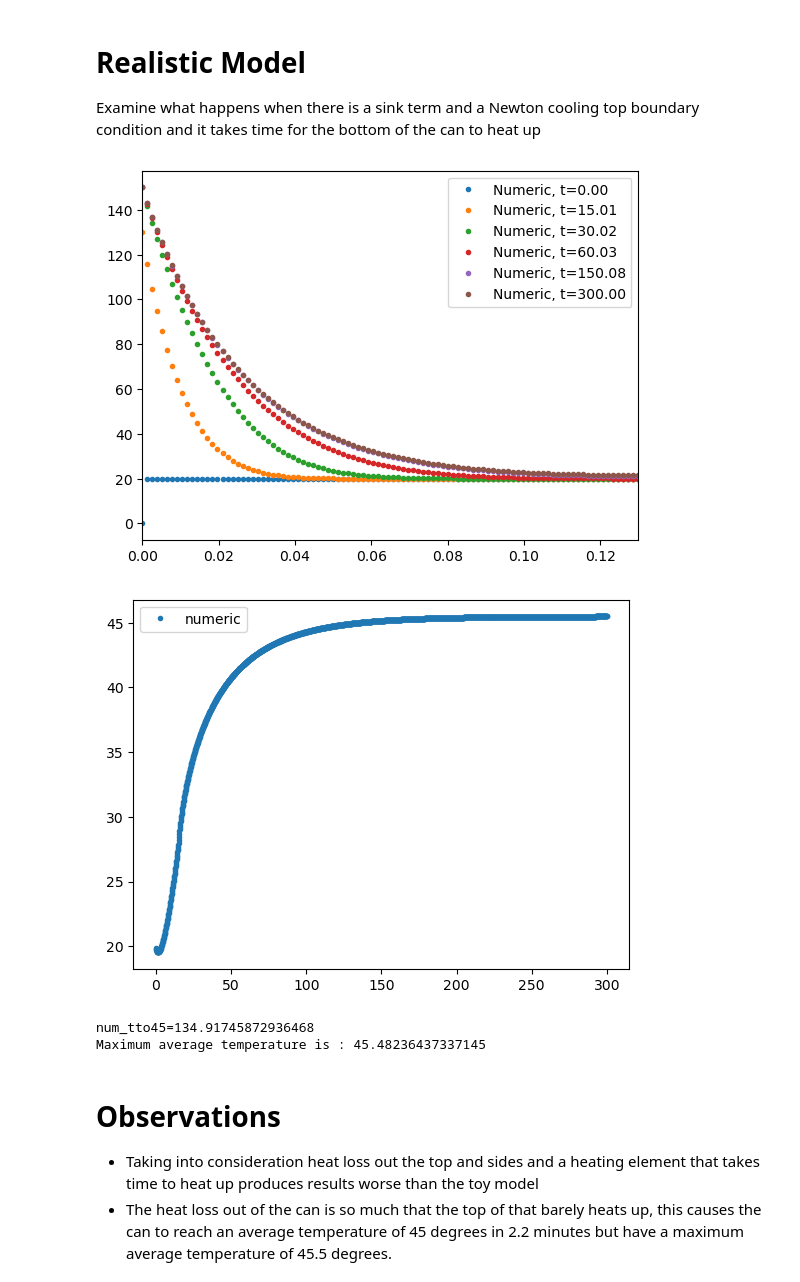
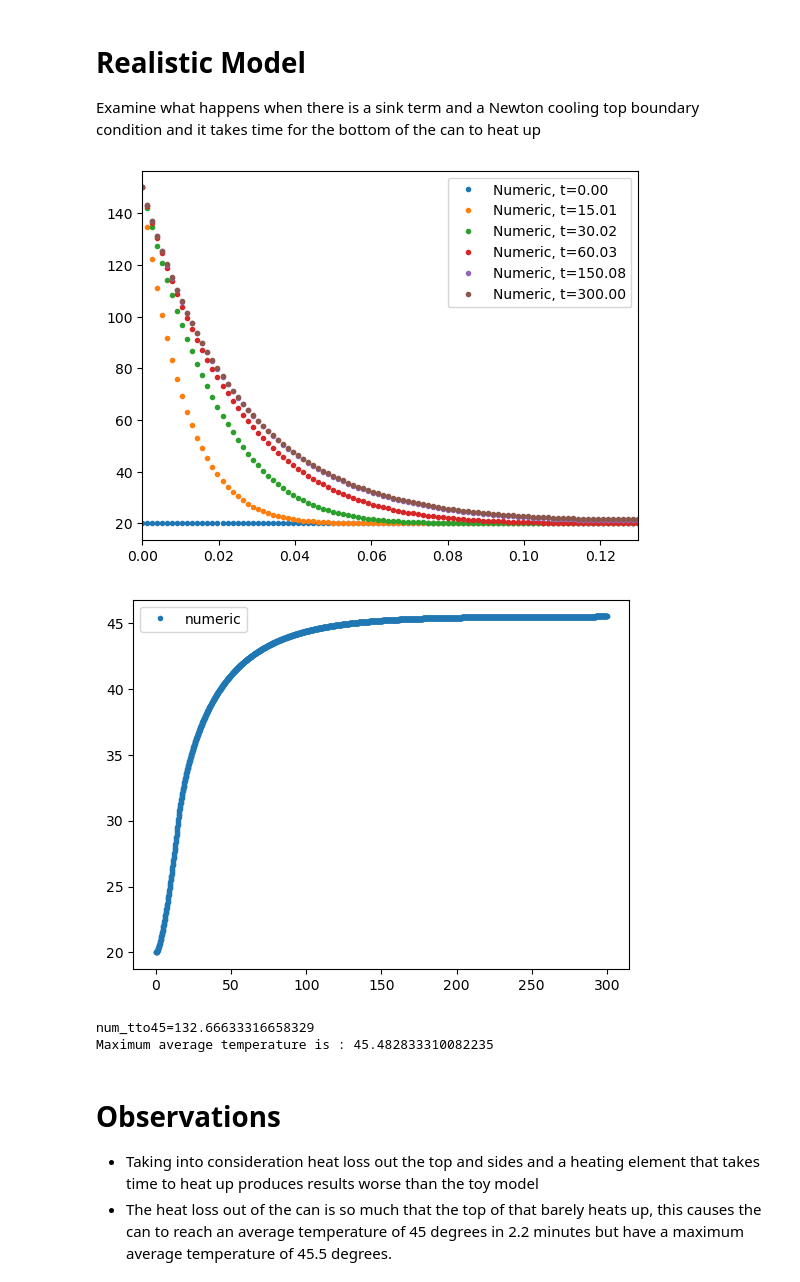
Before and after one commit to markalvaress/Drinks_Cans_IM, a Jupyter notebook: Observations.ipynb, the cells around one changed output. Drawn from its saved outputs; the diff is of its cells as text; code cells hidden in the pictures.

```diff
--- a/Observations.ipynb
+++ b/Observations.ipynb
@@ -87,7 +87,7 @@ Examine what happens when there is a sink term and a Newton cooling top boundary
 # Define the function that causes the heating element to take time to warm up
 def b0(t):
     if t <= 15:
-        return (150 - 20)*(t/15)
+        return (150 - 20)*(t/15) + 20
     else:
         return 150
 
@@ -103,34 +103,34 @@ u_inf = bL # air temperature - for this problem we say that the temperature at e
 W = 0.0005 # Thickness of the top of the can
 r1 = 0.04 # Radius of the liquid in the can (up to the interior surface of the can)
 r2 = 0.0405 # Radius of the liquid in the can (up to the exterior of the can)
 kS = 16 # Thermal conductivity of stainless steel
 hA = 750 # Heat transfer coefficient of water
 hB = 10 # Heat transfer coefficient of air
 kW = 0.6 # Thermal conductivity of water
 
 a = hp.sink_HTC(L, r1, r2, kS, hA, hB) # heat transfer coefficient of liquid through container to air - for sink term along sides of can
 h = hp.boundary_condition_HTC(W, r1, kS, hA, hB) # heat transfer coefficient of liquid through container to air - top of can
 
 # Set initial condition
 u0 = np.zeros(Nx_points)
 u0[0] = b0(0)
 u0[1:] = u_inf*np.ones(Nx_points-1)
 
 # Simulate the solution
 U = si.simulate_sink_with_fancy_bcs(u0, b0, D, T, Nt_points, L, Nx_points, a, h, kW, u_inf, 2*r1)
 
 # Redo time functions
 index_to_time = hp.create_index_to_time_fn(T, Nt_points)
 time_to_index = hp.create_time_to_index_fn(T, Nt_points)
 
 for i in (0, Nt_points//20, Nt_points//10, Nt_points//5, Nt_points//2, Nt_points - 1):
     t = index_to_time(i)
     plt.plot(x, U[:, i], ".", label = f"Numeric, {t=:.2f}")
 plt.xlim(0,L)
 plt.legend()
 plt.show()
 # %% [output]
-[figure, old version]
+[figure, new version]
 # %%
 # Check average temperature
 avg_temp_numeric = si.create_numeric_avtemp_fn(U, 1/(Nx_points - 1), time_to_index)
@@ -140,7 +140,7 @@ plt.plot(t, avg_temp_numeric(t), ".", label = "numeric")
 plt.legend()
 plt.show()
 # %% [output]
-[figure, old version]
+[figure, new version]
 # %%
 num_tto45 = si.time_to_temp(avg_temp_numeric(t), 45, index_to_time)
 
@@ -152,8 +152,8 @@ averages = avg_temp_numeric(k)
 
 print('Maximum average temperature is :',averages.max())
 # %% [output]
-num_tto45=134.91745872936468
-Maximum average temperature is : 45.48236437337145
+num_tto45=132.66633316658329
+Maximum average temperature is : 45.482833310082235
 # %% [markdown]
 # Observations
 - Taking into consideration heat loss out the top and sides and a heating element that takes time to heat up produces results worse than the toy model
```
Also changed, not shown: parts of 6 cells of this notebook.
